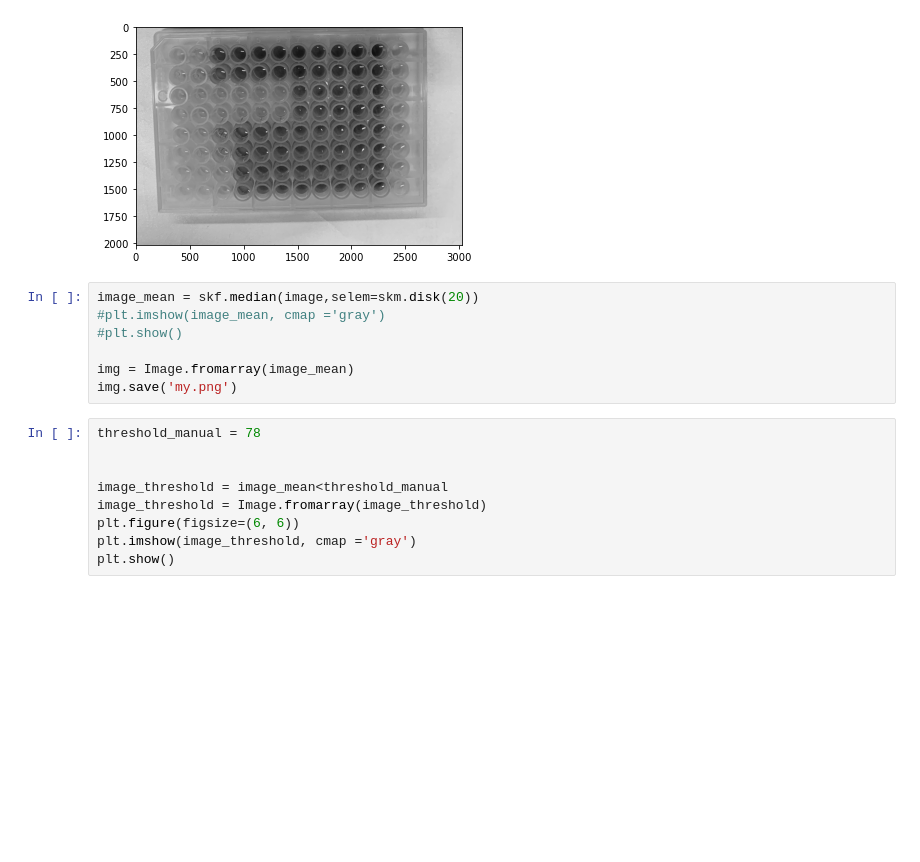
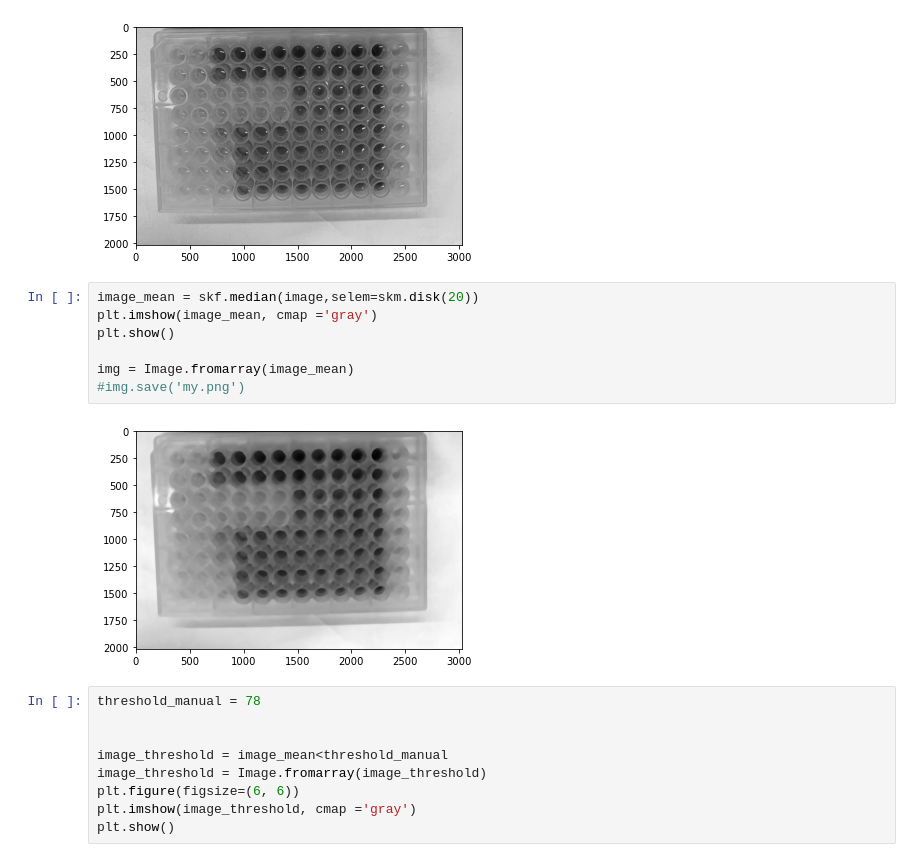
Before and after one commit to BasilHunger/FDS, a Jupyter notebook: Coding_Task_2/Untitled.ipynb, the cells around one changed output. Cells and saved outputs as stored; diff of their text form; blank space fills up the shorter version.

```diff
--- a/Coding_Task_2/Untitled.ipynb
+++ b/Coding_Task_2/Untitled.ipynb
@@ -51,11 +51,13 @@ plt.show()
 [figure]
 # %%
 image_mean = skf.median(image,selem=skm.disk(20))
-#plt.imshow(image_mean, cmap ='gray')
-#plt.show()
+plt.imshow(image_mean, cmap ='gray')
+plt.show()
 
 img = Image.fromarray(image_mean)
-img.save('my.png')
+#img.save('my.png')
+# %% [output]
+[figure, added]
 # %%
 threshold_manual = 78
 
```
Also changed, not shown: parts of 2 cells of this notebook.
